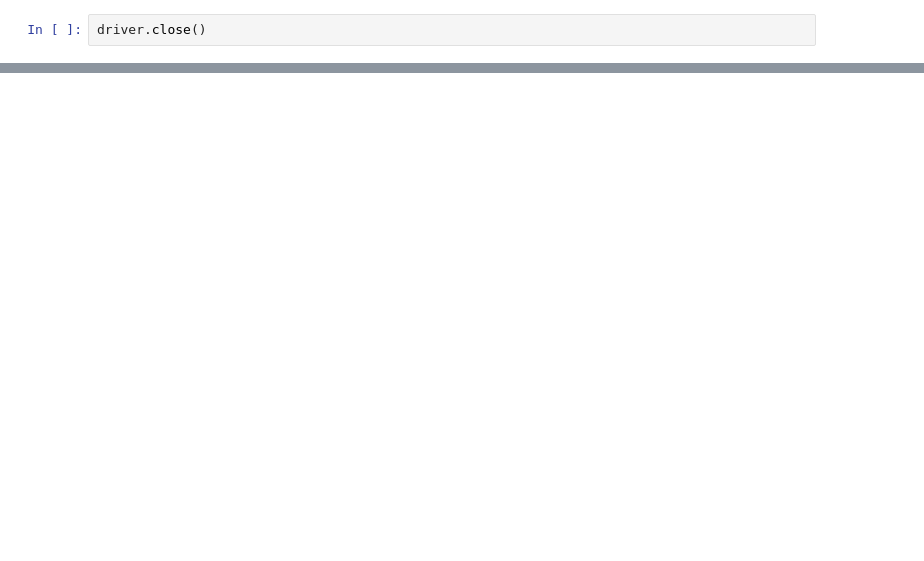
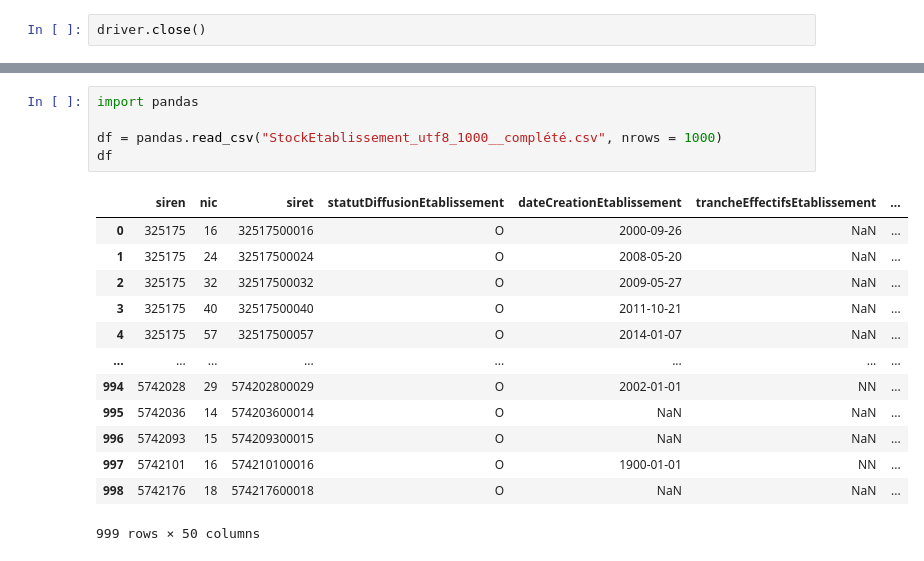
Before and after one commit to fxjollois/cours-2024-2025, a Jupyter notebook: but2--vcod--fi--collecte/seance3.ipynb, the cells around one changed output, grey strips where cells are left out. Drawn from its saved outputs; the diff is of its cells as text; blank space fills up the shorter version.

```diff
--- a/but2--vcod--fi--collecte/seance3.ipynb
+++ b/but2--vcod--fi--collecte/seance3.ipynb
@@ -77,0 +83,19 @@ driver.close()
+# %%
+import pandas
+
+df = pandas.read_csv("StockEtablissement_utf8_1000__complété.csv", nrows = 1000)
+df
+# %% [output]
+|  | siren | nic | siret | statutDiffusionEtablissement | dateCreationEtablissement | trancheEffectifsEtablissement | ... |
+| 0 | 325175 | 16 | 32517500016 | O | 2000-09-26 | NaN | ... |
+| 1 | 325175 | 24 | 32517500024 | O | 2008-05-20 | NaN | ... |
+| 2 | 325175 | 32 | 32517500032 | O | 2009-05-27 | NaN | ... |
+| 3 | 325175 | 40 | 32517500040 | O | 2011-10-21 | NaN | ... |
+| 4 | 325175 | 57 | 32517500057 | O | 2014-01-07 | NaN | ... |
+| ... | ... | ... | ... | ... | ... | ... | ... |
+| 994 | 5742028 | 29 | 574202800029 | O | 2002-01-01 | NN | ... |
+| 995 | 5742036 | 14 | 574203600014 | O | NaN | NaN | ... |
+| 996 | 5742093 | 15 | 574209300015 | O | NaN | NaN | ... |
+| 997 | 5742101 | 16 | 574210100016 | O | 1900-01-01 | NN | ... |
+| 998 | 5742176 | 18 | 574217600018 | O | NaN | NaN | ... |
+999 rows × 50 columns
```
Also changed, not shown: parts of 18 cells of this notebook, 5 other files.
